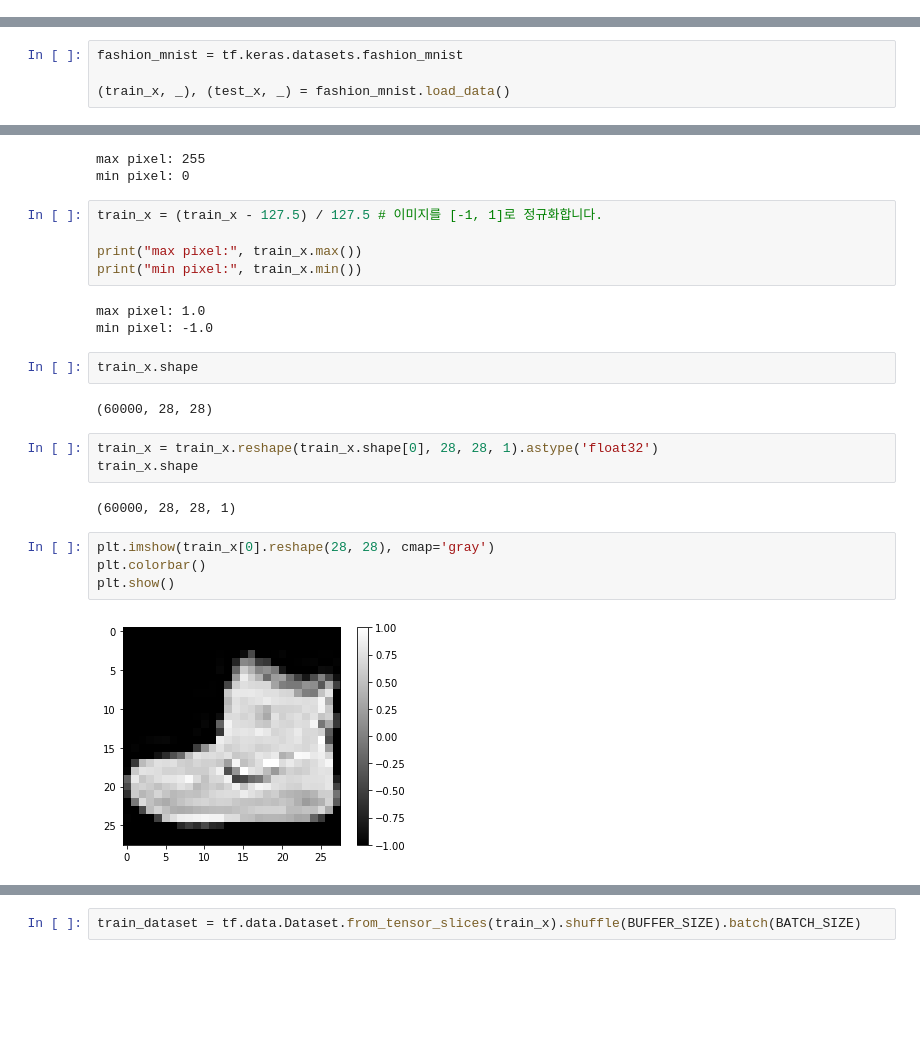
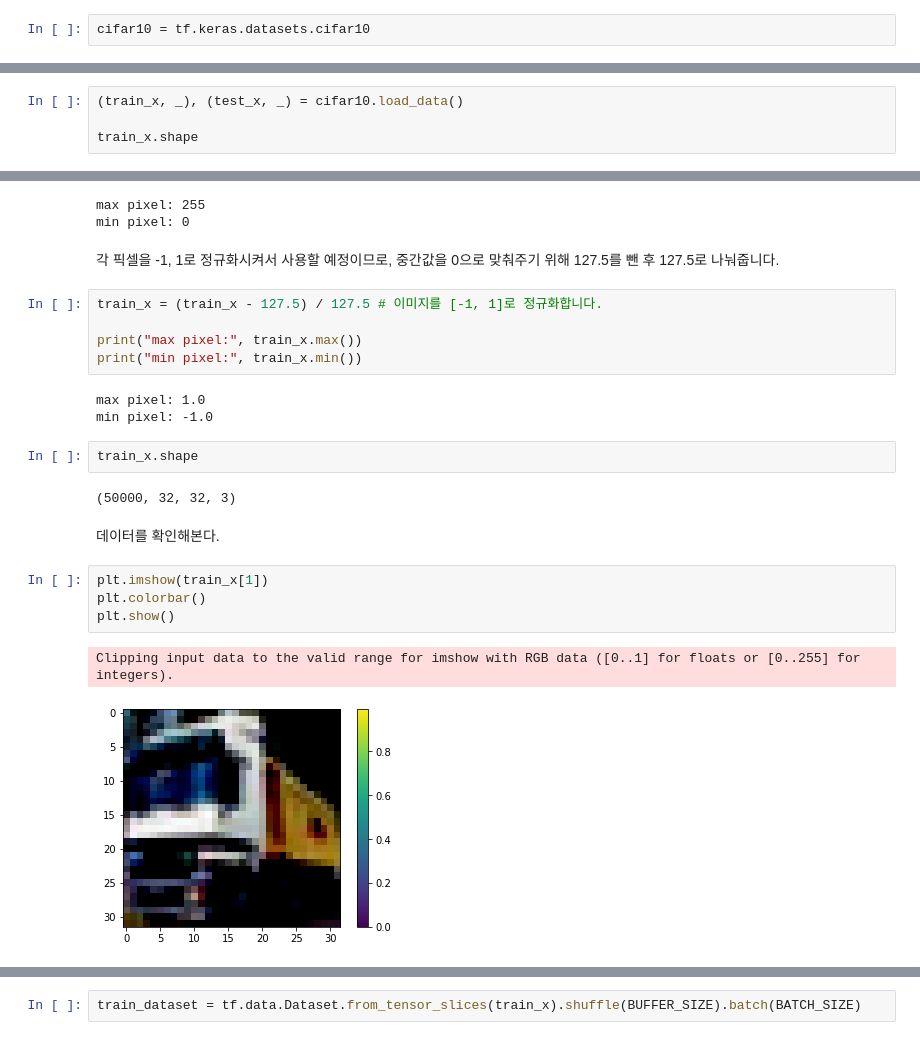
Before and after one commit to kkalkkkal/AIFFEL, a Jupyter notebook: 10. 인공지능으로 세상에 없던 새로운 패션 만들기/CYFAR-10 이미지.ipynb, the cells around one changed output, grey strips where cells are left out. Saved outputs shown, nothing was run; the diff lists cells and outputs as text; blank space fills up the shorter version.

```diff
--- a/10. 인공지능으로 세상에 없던 새로운 패션 만들기/CYFAR-10 이미지.ipynb
+++ b/10. 인공지능으로 세상에 없던 새로운 패션 만들기/CYFAR-10 이미지.ipynb
@@ -57,0 +20,2 @@ tensorflow 2.5.0
+# %%
+cifar10 = tf.keras.datasets.cifar10
@@ -58,5 +33,5 @@ tensorflow 2.5.0
 # %%
-fashion_mnist = tf.keras.datasets.fashion_mnist
+(train_x, _), (test_x, _) = cifar10.load_data()
 
-(train_x, _), (test_x, _) = fashion_mnist.load_data()
+train_x.shape
 # %% [output]
@@ -74,6 +45,8 @@ print("min pixel:", train_x.min())
 # %% [output]
 max pixel: 255
 min pixel: 0
+# %% [markdown]
+ 각 픽셀을 -1, 1로 정규화시켜서 사용할 예정이므로, 중간값을 0으로 맞춰주기 위해 127.5를 뺀 후 127.5로 나눠줍니다.
 # %%
 train_x = (train_x - 127.5) / 127.5 # 이미지를 [-1, 1]로 정규화합니다.
 
@@ -85,18 +58,16 @@ min pixel: -1.0
 # %%
 train_x.shape
 # %% [output]
-(60000, 28, 28)
+(50000, 32, 32, 3)
-# %%
-train_x = train_x.reshape(train_x.shape[0], 28, 28, 1).astype('float32')
-train_x.shape
-# %% [output]
-(60000, 28, 28, 1)
+# %% [markdown]
+데이터를 확인해본다.
 # %%
-plt.imshow(train_x[0].reshape(28, 28), cmap='gray')
+plt.imshow(train_x[1])
 plt.colorbar()
 plt.show()
 # %% [output]
+Clipping input data to the valid range for imshow with RGB data ([0..1] for floats or [0..255] for integers).
-[figure, old version]
+[figure, new version]
 # %%
 plt.figure(figsize=(10, 5))
 
```
Also changed, not shown: parts of 85 cells of this notebook.
